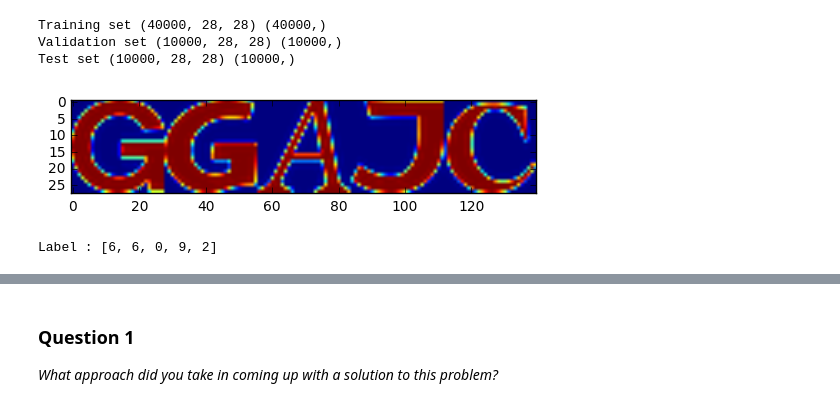
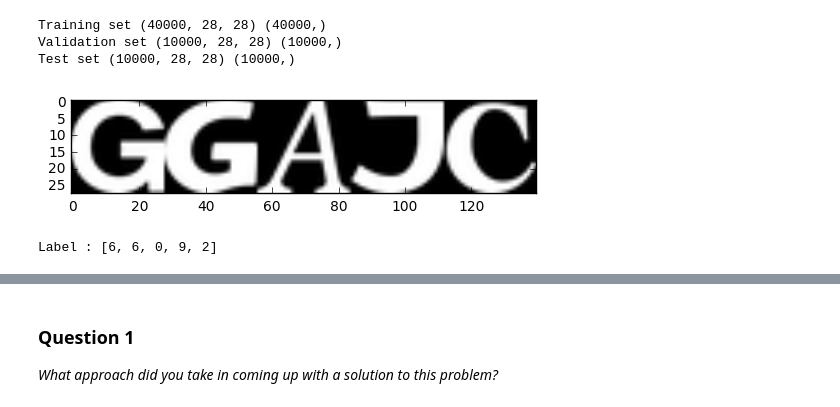
Before and after one commit to axlbert/SVHN_Recognition_NN, a Jupyter notebook: digit_recognition.ipynb, the cells around one changed output, grey strips where cells are left out. Cells and saved outputs as stored; diff of their text form; code cells hidden in the pictures.

```diff
--- a/digit_recognition.ipynb
+++ b/digit_recognition.ipynb
@@ -136,15 +137,15 @@ valid_dataset, valid_labels = createSequences(valid_dataset, valid_labels)
 # %%
 import random
 
 def displaySequence(n):
     fig=plt.figure()
-    plt.imshow(train_dataset[n])
+    plt.imshow(train_dataset[n],cmap='gray')
     plt.show()
     print ('Label : {}'.format(train_labels[n]))
 
 displaySequence(7996)
 # %% [output]
-[figure, old version]
+[figure, new version]
 Label : [6, 6, 0, 9, 2]
 # %%
 #necessary to resize since we plugged 4/5th of our data into 1/5th
```
Also changed, not shown: parts of 22 cells of this notebook, 1 other file.
